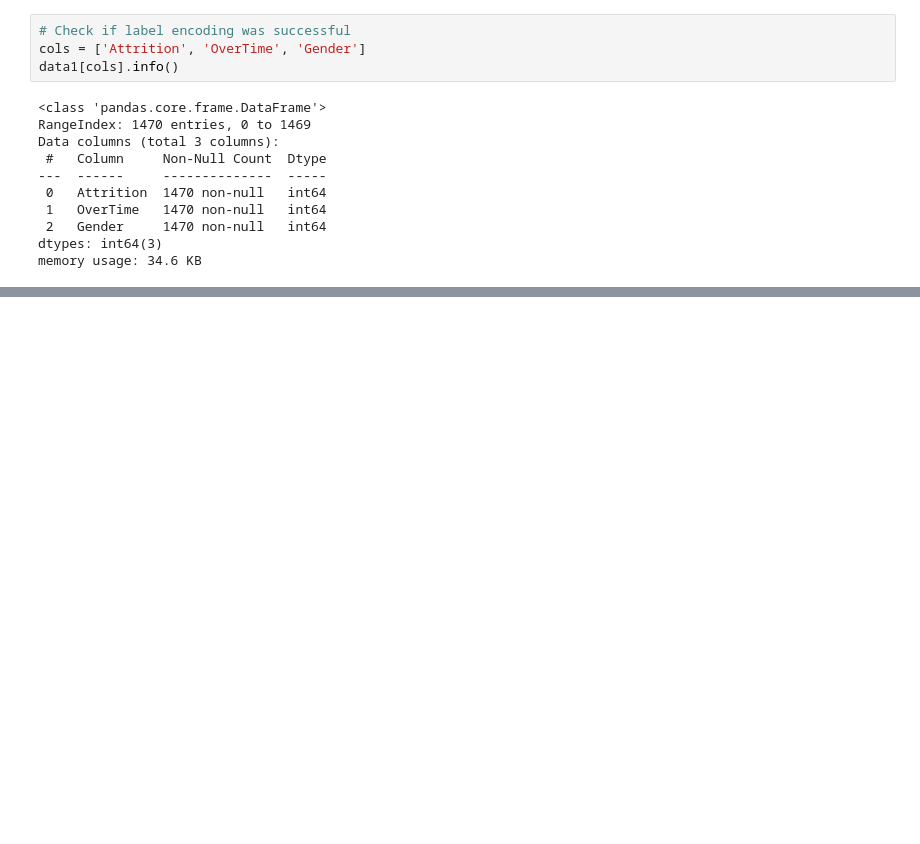
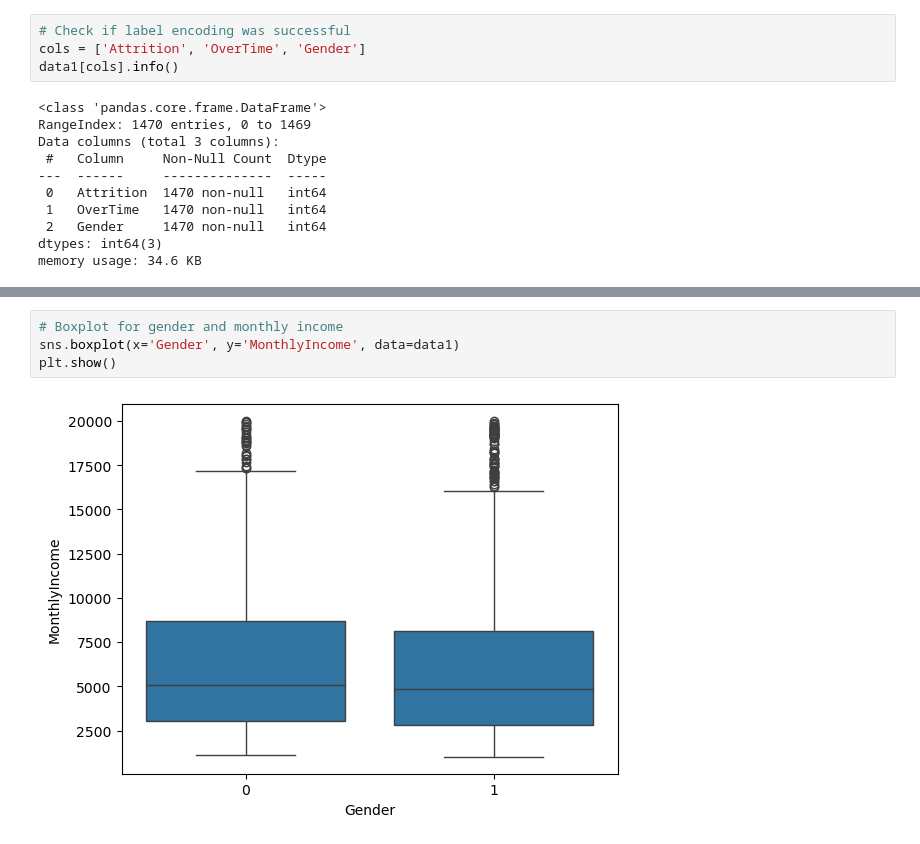
Before and after one commit to Gervig/Business-Intelligence, a Jupyter notebook: MP3/MP3 - Casper.ipynb, the cells around one changed output, grey strips where cells are left out. Saved outputs shown, nothing was run; the diff lists cells and outputs as text; blank space fills up the shorter version.

```diff
--- a/MP3/MP3 - Casper.ipynb
+++ b/MP3/MP3 - Casper.ipynb
@@ -177,0 +274,6 @@ memory usage: 34.6 KB
+# %%
+# Boxplot for gender and monthly income
+sns.boxplot(x='Gender', y='MonthlyIncome', data=data1)
+plt.show()
+# %% [output]
+[figure, added]
```
Also changed, not shown: parts of 48 cells of this notebook.
